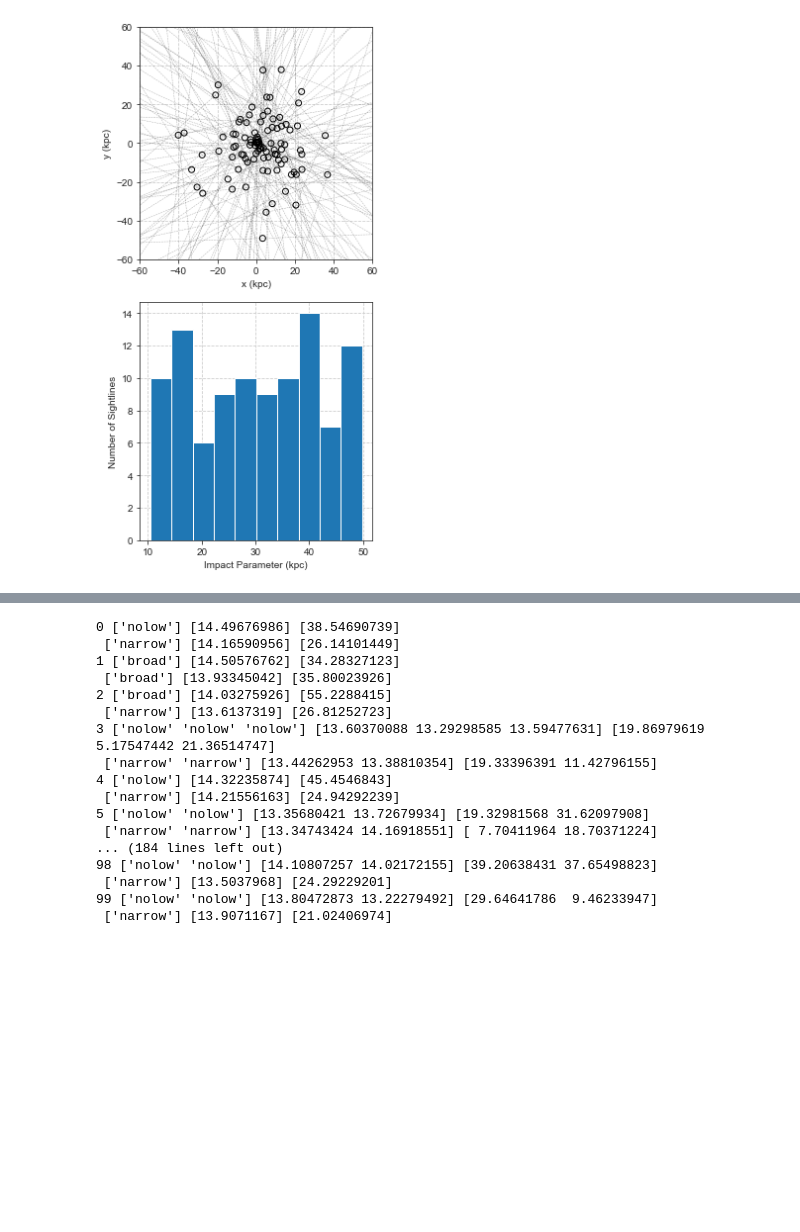
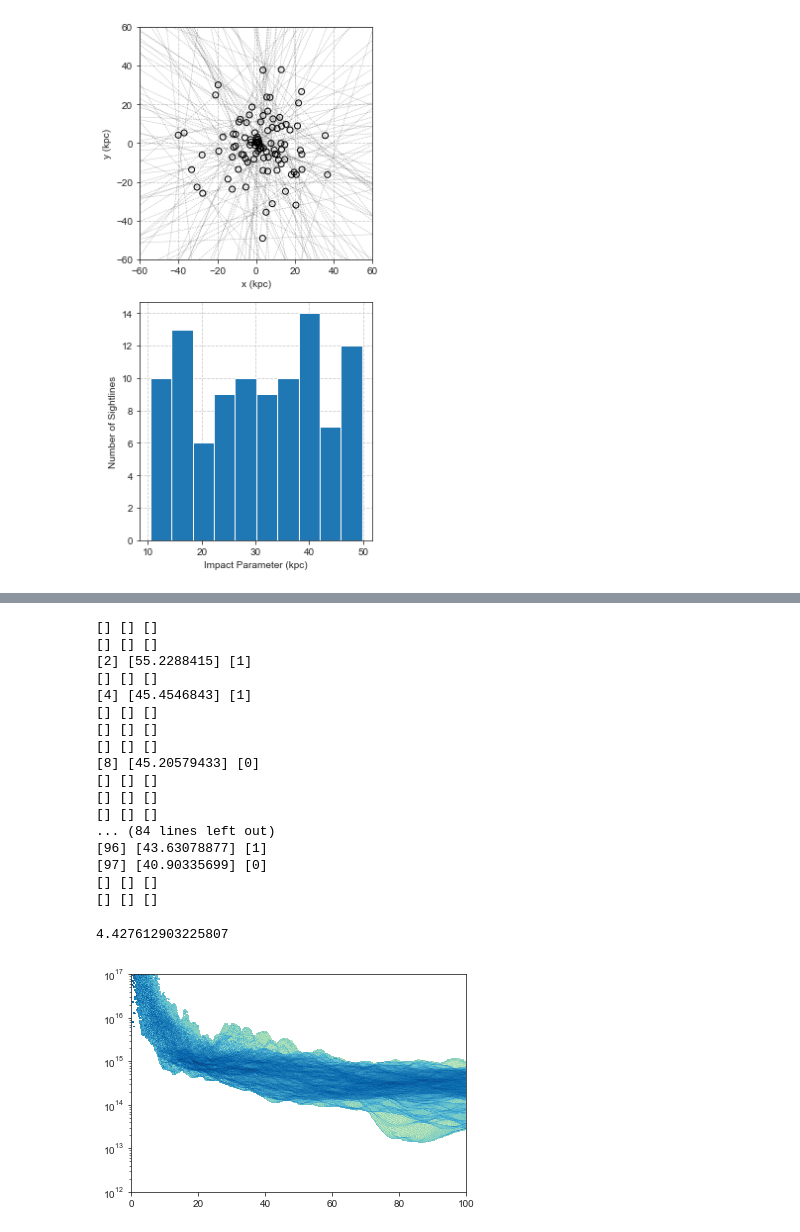
Before and after one commit to ibutsky/synthetic_spectra, a Jupyter notebook: scripts/plotting/paper_plots.ipynb, the cells around one changed output, grey strips where cells are left out. Cells and saved outputs as stored; diff of their text form; code cells hidden in the pictures; blank space fills up the shorter version.

```diff
--- a/scripts/plotting/paper_plots.ipynb
+++ b/scripts/plotting/paper_plots.ipynb
@@ -927,7 +931,7 @@ plt.show()
 # %%
-csv_data_file = '../../data/analyzed_spectra/merged_solutions_with_upper_limits.csv'
+csv_data_file = '../../data/analyzed_spectra/merged_solutions_with_kinematics.csv'
 ion_list, logN_list, logNerr_list, b_list, berr_list, vel_list, \
-        vel_err_list, ray_id_list, model_list, impact_list, ovi_label_list, detection_list\
+        vel_err_list, ray_id_list, model_list, impact_list, ovi_label_list, detection_list, align_list\
         = pt.load_csv_data(csv_data_file)
 
 model = 'P0agncr'
@@ -938,28 +942,43 @@ for ray_id in range(100):
     mask = (ray_id_list == ray_id) & (ion_list == 'OVI')
     mask1 = mask & (model_list == 'P0')
     mask2 = mask & (model_list == 'P0agncr')
-    print(ray_id, ovi_label_list[mask1], logN_list[mask1], b_list[mask1], '\n',
-              ovi_label_list[mask2], logN_list[mask2], b_list[mask2])
+    bmask = mask1 & (b_list > 40)
+    print(ray_id_list[bmask], b_list[bmask], align_list[bmask])
+#    print(ray_id, ovi_label_list[mask1], logN_list[mask1], b_list[mask1], '\n',
+ #             ovi_label_list[mask2], logN_list[mask2], b_list[mask2])
 
 #plt.scatter(impact_list[mask], logN_list[mask])
 # %% [output]
-0 ['nolow'] [14.49676986] [38.54690739]
- ['narrow'] [14.16590956] [26.14101449]
-1 ['broad'] [14.50576762] [34.28327123]
- ['broad'] [13.93345042] [35.80023926]
-2 ['broad'] [14.03275926] [55.2288415]
- ['narrow'] [13.6137319] [26.81252723]
-3 ['nolow' 'nolow' 'nolow'] [13.60370088 13.29298585 13.59477631] [19.86979619  5.17547442 21.36514747]
- ['narrow' 'narrow'] [13.44262953 13.38810354] [19.33396391 11.42796155]
-4 ['nolow'] [14.32235874] [45.4546843]
- ['narrow'] [14.21556163] [24.94292239]
-5 ['nolow' 'nolow'] [13.35680421 13.72679934] [19.32981568 31.62097908]
- ['narrow' 'narrow'] [13.34743424 14.16918551] [ 7.70411964 18.70371224]
-... (184 lines left out)
-98 ['nolow' 'nolow'] [14.10807257 14.02172155] [39.20638431 37.65498823]
- ['narrow'] [13.5037968] [24.29229201]
-99 ['nolow' 'nolow'] [13.80472873 13.22279492] [29.64641786  9.46233947]
- ['narrow'] [13.9071167] [21.02406974]
+[] [] []
+[] [] []
+[2] [55.2288415] [1]
+[] [] []
+[4] [45.4546843] [1]
+[] [] []
+[] [] []
+[] [] []
+[8] [45.20579433] [0]
+[] [] []
+[] [] []
+[] [] []
+... (84 lines left out)
+[96] [43.63078877] [1]
+[97] [40.90335699] [0]
+[] [] []
+[] [] []
 # %%
 # idea add simulation data to plots in figure 6
 # or: make 2d histobram of log O VI vs gas velocity magnitude
+# %%
+sim = 'P0'
+#cdens_file = h5.File('../../data/simulated_ion_column_densities_%s.h5'%(sim), 'r')
+ion = 'OVI'
+fn = '../../data/simulated_ion_column_densities_%s.h5'%(sim)
+r_arr, cdens_arr = ipd.load_r_cdens(fn, ion)
+fig, ax = plt.subplots()
+rmax = 100
+ylims = (1e12, 1e17)
+im =  ipd.plot_hist2d(ax, r_arr, cdens_arr, rmax,  ylims, vmin = 1e-3)
+# %% [output]
+4.427612903225807
+[figure, added]
```
Also changed, not shown: parts of 37 cells of this notebook, 4 other files.
